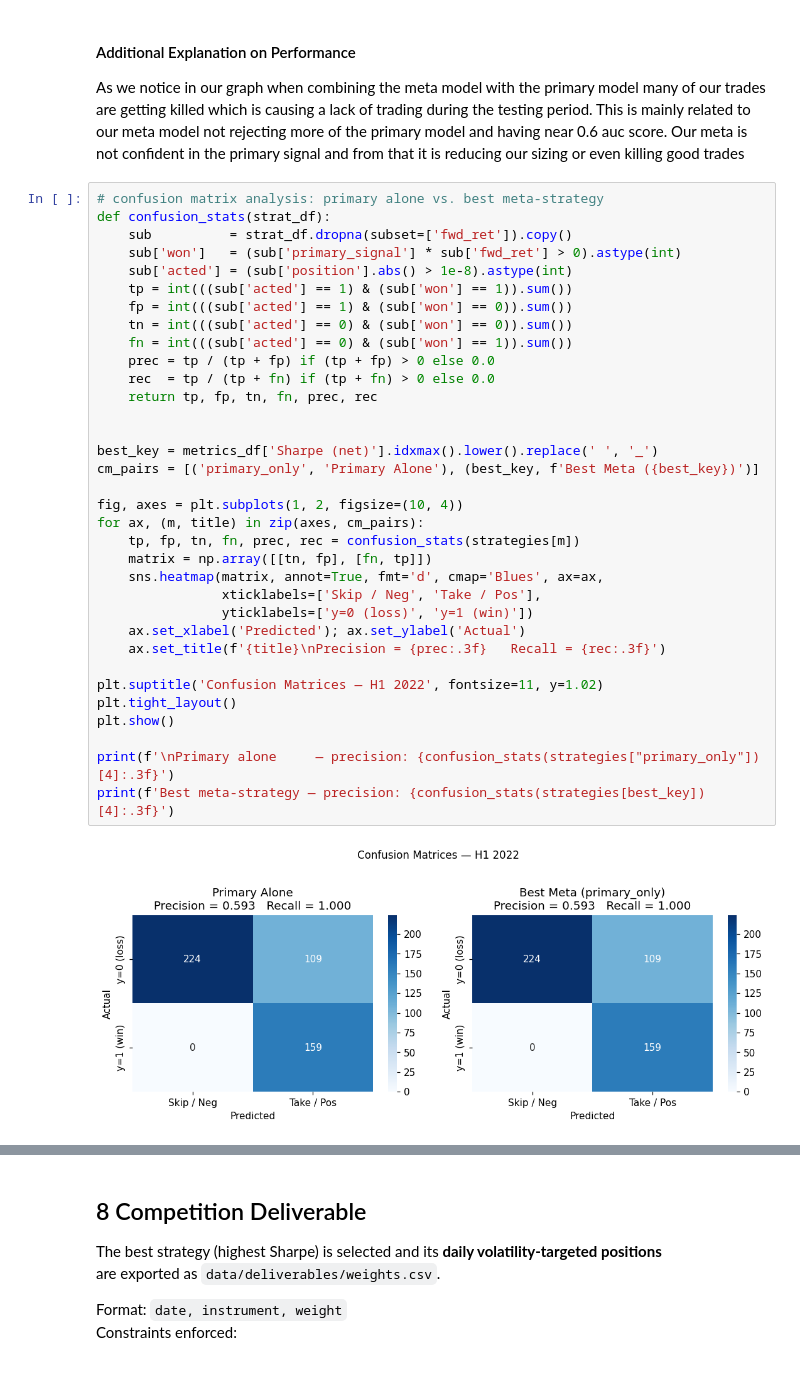
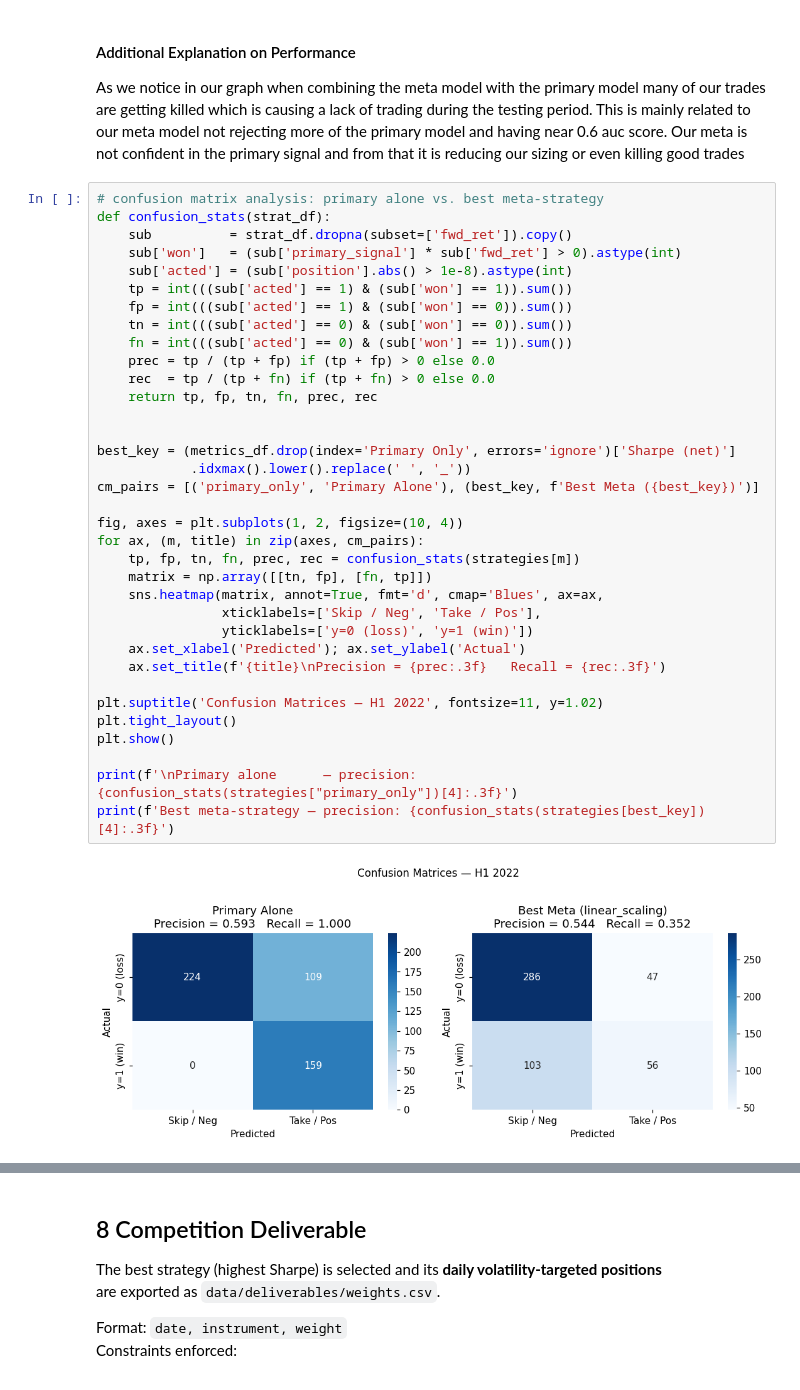
Before and after one commit to Jack-Close/energy-signal-metamodel, a Jupyter notebook: notebooks/4_strategy_construction.ipynb, the cells around one changed output, grey strips where cells are left out. Cells and saved outputs as stored; diff of their text form.

Commit message:
[collaborator] fixed the best strate meta and then use primary

```diff
--- a/notebooks/4_strategy_construction.ipynb
+++ b/notebooks/4_strategy_construction.ipynb
@@ -619,33 +619,34 @@ def confusion_stats(strat_df):
     sub          = strat_df.dropna(subset=['fwd_ret']).copy()
     sub['won']   = (sub['primary_signal'] * sub['fwd_ret'] > 0).astype(int)
     sub['acted'] = (sub['position'].abs() > 1e-8).astype(int)
     tp = int(((sub['acted'] == 1) & (sub['won'] == 1)).sum())
     fp = int(((sub['acted'] == 1) & (sub['won'] == 0)).sum())
     tn = int(((sub['acted'] == 0) & (sub['won'] == 0)).sum())
     fn = int(((sub['acted'] == 0) & (sub['won'] == 1)).sum())
     prec = tp / (tp + fp) if (tp + fp) > 0 else 0.0
     rec  = tp / (tp + fn) if (tp + fn) > 0 else 0.0
     return tp, fp, tn, fn, prec, rec
 
 
-best_key = metrics_df['Sharpe (net)'].idxmax().lower().replace(' ', '_')
+best_key = (metrics_df.drop(index='Primary Only', errors='ignore')['Sharpe (net)']
+            .idxmax().lower().replace(' ', '_'))
 cm_pairs = [('primary_only', 'Primary Alone'), (best_key, f'Best Meta ({best_key})')]
 
 fig, axes = plt.subplots(1, 2, figsize=(10, 4))
 for ax, (m, title) in zip(axes, cm_pairs):
     tp, fp, tn, fn, prec, rec = confusion_stats(strategies[m])
     matrix = np.array([[tn, fp], [fn, tp]])
     sns.heatmap(matrix, annot=True, fmt='d', cmap='Blues', ax=ax,
                 xticklabels=['Skip / Neg', 'Take / Pos'],
                 yticklabels=['y=0 (loss)', 'y=1 (win)'])
     ax.set_xlabel('Predicted'); ax.set_ylabel('Actual')
     ax.set_title(f'{title}\nPrecision = {prec:.3f}   Recall = {rec:.3f}')
 
 plt.suptitle('Confusion Matrices — H1 2022', fontsize=11, y=1.02)
 plt.tight_layout()
 plt.show()
 
-print(f'\nPrimary alone     — precision: {confusion_stats(strategies["primary_only"])[4]:.3f}')
+print(f'\nPrimary alone      — precision: {confusion_stats(strategies["primary_only"])[4]:.3f}')
 print(f'Best meta-strategy — precision: {confusion_stats(strategies[best_key])[4]:.3f}')
 # %% [output]
-[figure, old version]
+[figure, new version]
```
Also changed, not shown: parts of 7 cells of this notebook, 1 other file.
